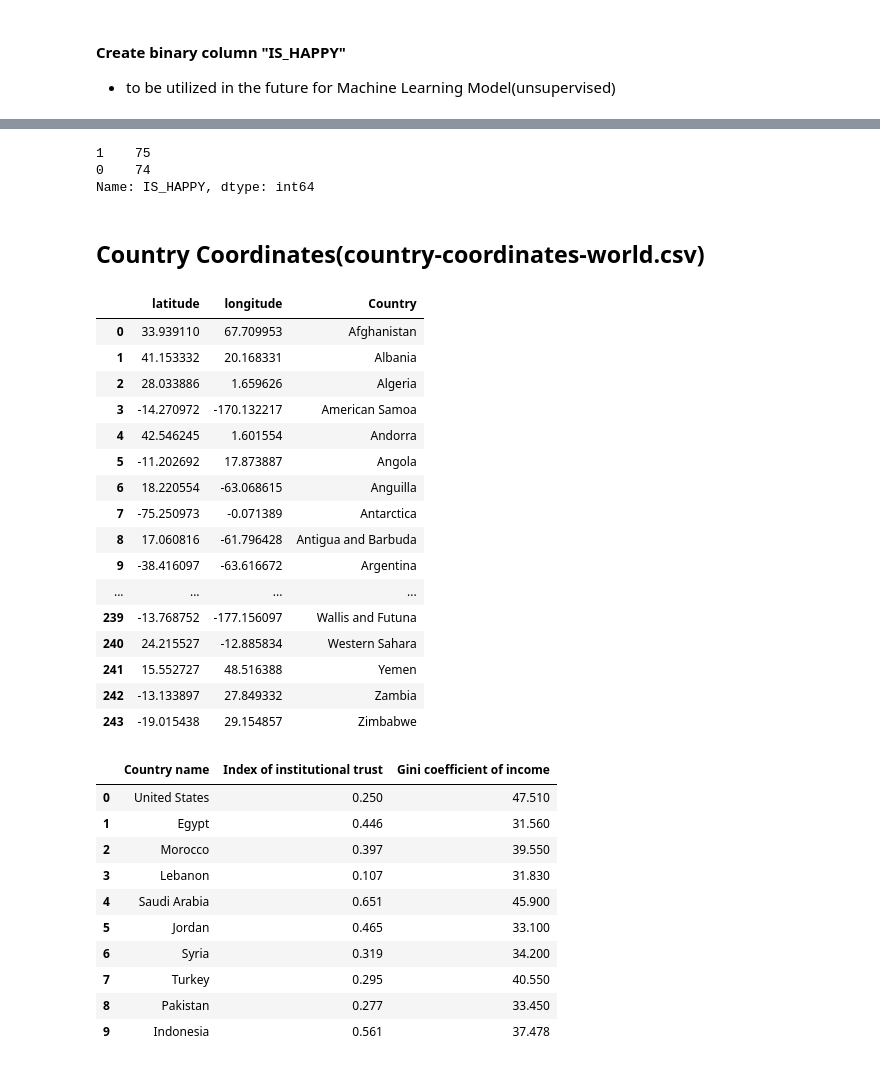
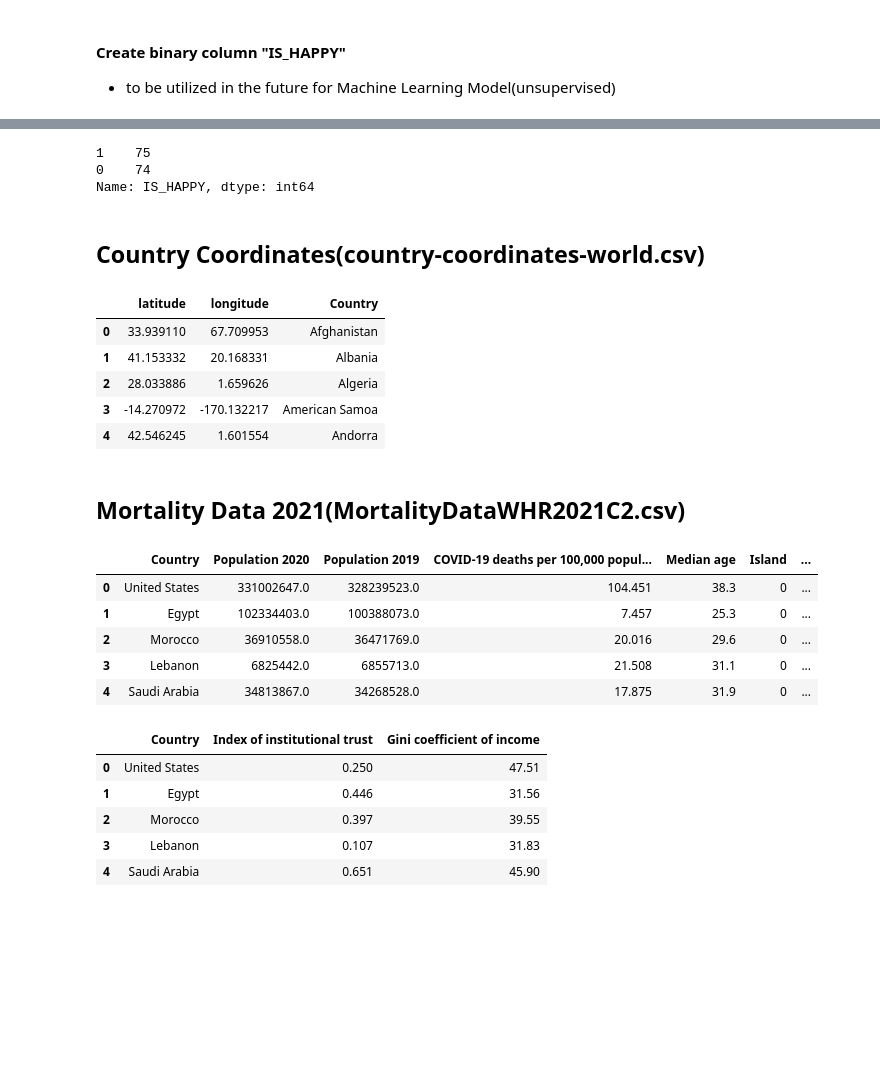
Before and after one commit to yaparnehir/Predicting_Happiness, a Jupyter notebook: ETL/ETL.ipynb, the cells around one changed output, grey strips where cells are left out. Saved outputs shown, nothing was run; the diff lists cells and outputs as text; code cells hidden in the pictures; blank space fills up the shorter version.

```diff
--- a/ETL/ETL.ipynb
+++ b/ETL/ETL.ipynb
@@ -147,34 +153,26 @@ hpp_clean_df.head()
-# %%
-hpp_clean_df["IS_HAPPY"].value_counts()
-# %% [output]
-1    75
-0    74
-Name: IS_HAPPY, dtype: int64
+# %%
+# inspect values of new column
+hpp_clean_df["IS_HAPPY"].value_counts()
+# %% [output]
+1    75
+0    74
+Name: IS_HAPPY, dtype: int64
 # %% [markdown]
 ## Country Coordinates(country-coordinates-world.csv)
 # %%
 # Load the country coordinates dataset.
 file_path = "../Resources/country-coordinates-world.csv"
 country_coordinates_df = pd.read_csv(file_path)
-country_coordinates_df
+country_coordinates_df.head()
 # %% [output]
 |  | latitude | longitude | Country |
 | 0 | 33.939110 | 67.709953 | Afghanistan |
 | 1 | 41.153332 | 20.168331 | Albania |
 | 2 | 28.033886 | 1.659626 | Algeria |
 | 3 | -14.270972 | -170.132217 | American Samoa |
 | 4 | 42.546245 | 1.601554 | Andorra |
-| 5 | -11.202692 | 17.873887 | Angola |
-| 6 | 18.220554 | -63.068615 | Anguilla |
-| 7 | -75.250973 | -0.071389 | Antarctica |
-| 8 | 17.060816 | -61.796428 | Antigua and Barbuda |
-| 9 | -38.416097 | -63.616672 | Argentina |
-| ... | ... | ... | ... |
-| 239 | -13.768752 | -177.156097 | Wallis and Futuna |
-| 240 | 24.215527 | -12.885834 | Western Sahara |
-| 241 | 15.552727 | 48.516388 | Yemen |
-| 242 | -13.133897 | 27.849332 | Zambia |
-| 243 | -19.015438 | 29.154857 | Zimbabwe |
+# %% [markdown]
+## Mortality Data 2021(MortalityDataWHR2021C2.csv)
 # %%
 # Load the Mortality Report dataset from the World Happiness Report 2021.
 file_path = "../Resources/MortalityDataWHR2021C2.csv"
@@ -184,23 +182,33 @@ mortality_df = pd.read_csv(file_path)
 mortality_df.rename(columns = {'Country name':'Country'}, inplace = True)
 mortality_df.head()
 
+
+# Replace country name to match with 'happiness_df'.
+mortality_df["Country"].replace(['Slovak Republic', 'Korea, Rep.','Kyrgyz Republic','Russian Federation','Hong Kong SAR, China','Congo, Rep.',
+                                           "Cote d'Ivoire",'Gambia, The','Lao PDR','Venezuela, RB','Eswatini','Iran, Islamic Rep.','Egypt, Arab Rep.',
+                                          'Yemen, Rep.','Palestinian Territories','Taiwan Province of China'],
+                                          ['Slovakia','South Korea','Kyrgyzstan','Russia','Hong Kong',"Congo (Brazzaville)",'Ivory Coast','Gambia',
+                                           'Laos','Venezuela','Swaziland','Iran','Egypt', 'Yemen','Palestine','Taiwan'], inplace = True)
+
 # Display
-mortality_df.head(10)
+mortality_df.head()
+# %% [output]
+|  | Country | Population 2020 | Population 2019 | COVID-19 deaths per 100,000 popul... | Median age | Island | ... |
+| 0 | United States | 331002647.0 | 328239523.0 | 104.451 | 38.3 | 0 | ... |
+| 1 | Egypt | 102334403.0 | 100388073.0 | 7.457 | 25.3 | 0 | ... |
+| 2 | Morocco | 36910558.0 | 36471769.0 | 20.016 | 29.6 | 0 | ... |
+| 3 | Lebanon | 6825442.0 | 6855713.0 | 21.508 | 31.1 | 0 | ... |
+| 4 | Saudi Arabia | 34813867.0 | 34268528.0 | 17.875 | 31.9 | 0 | ... |
 # %%
 # Extract necessray columns and make a new Dataframe.
-gini_index = mortality_df[['Country name', 'Index of institutional trust', 'Gini coefficient of income']]
-gini_index.head(10)
+gini_index = mortality_df[['Country', 'Index of institutional trust', 'Gini coefficient of income']]
+gini_index.head()
 # %% [output]
-|  | Country name | Index of institutional trust | Gini coefficient of income |
-| 0 | United States | 0.250 | 47.510 |
-| 1 | Egypt | 0.446 | 31.560 |
-| 2 | Morocco | 0.397 | 39.550 |
-| 3 | Lebanon | 0.107 | 31.830 |
-| 4 | Saudi Arabia | 0.651 | 45.900 |
-| 5 | Jordan | 0.465 | 33.100 |
-| 6 | Syria | 0.319 | 34.200 |
-| 7 | Turkey | 0.295 | 40.550 |
-| 8 | Pakistan | 0.277 | 33.450 |
-| 9 | Indonesia | 0.561 | 37.478 |
+|  | Country | Index of institutional trust | Gini coefficient of income |
+| 0 | United States | 0.250 | 47.51 |
+| 1 | Egypt | 0.446 | 31.56 |
+| 2 | Morocco | 0.397 | 39.55 |
+| 3 | Lebanon | 0.107 | 31.83 |
+| 4 | Saudi Arabia | 0.651 | 45.90 |
 # %%
 # Replace country name to match with 'happiness_df'.
```
Also changed, not shown: parts of 22 cells of this notebook.
